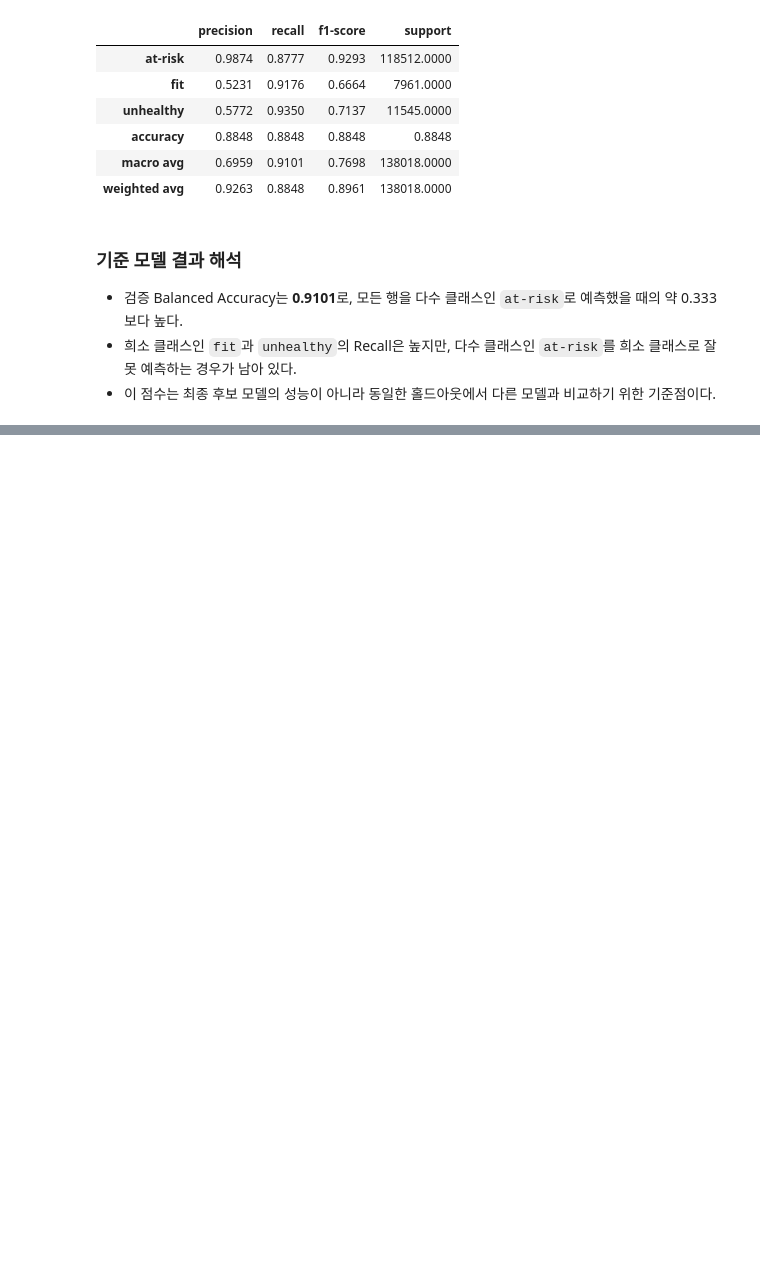
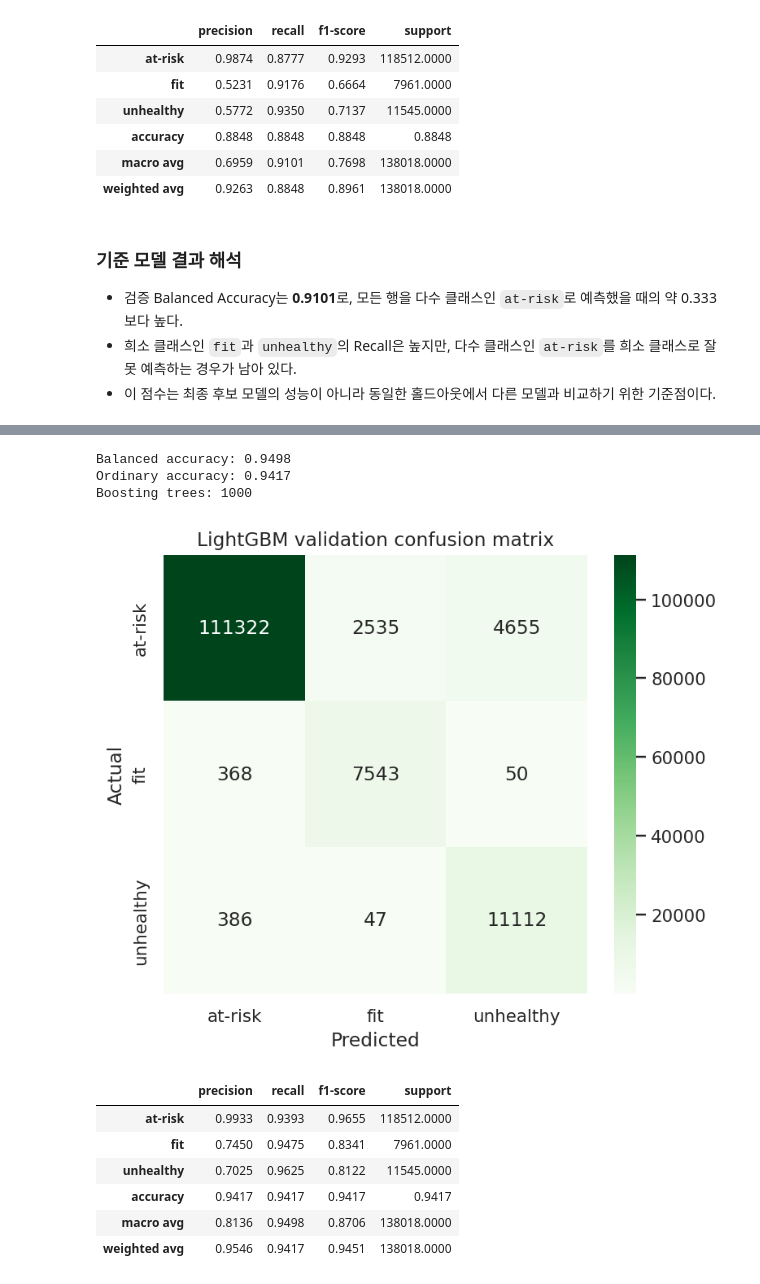
Before and after one commit to seohyunj042-code/student-health-risk-eda, a Jupyter notebook: notebooks/01_seohyun_eda_model_plan.ipynb, the cells around one changed output, grey strips where cells are left out. Cells and saved outputs as stored; diff of their text form; code cells hidden in the pictures; blank space fills up the shorter version.

Commit message:
Add LightGBM validation comparison

```diff
--- a/notebooks/01_seohyun_eda_model_plan.ipynb
+++ b/notebooks/01_seohyun_eda_model_plan.ipynb
@@ -496,0 +503,71 @@ Boosting iterations: 138
+# %%
+# 설치되지 않은 환경에서는 먼저 실행: !pip install lightgbm
+from lightgbm import LGBMClassifier
+
+# LightGBM은 숫자형 NaN을 자체 처리하고 범주형 변수는 category로 인식
+X_lgb = train[features].copy()
+for column in categorical_features:
+    X_lgb[column] = X_lgb[column].fillna('Missing').astype('category')
+
+# HistGradientBoosting과 동일한 행이 검증 세트에 들어가도록 같은 설정 사용
+X_lgb_train, X_lgb_valid, y_lgb_train, y_lgb_valid = train_test_split(
+    X_lgb, y, test_size=0.2, stratify=y, random_state=42
+)
+
+lightgbm_model = LGBMClassifier(
+    objective='multiclass',
+    n_estimators=1000,
+    learning_rate=0.05,
+    num_leaves=31,
+    min_child_samples=30,
+    subsample=0.9,
+    colsample_bytree=0.9,
+    reg_lambda=1.0,
+    class_weight='balanced',
+    random_state=42,
+    n_jobs=-1,
+    verbosity=-1,
+)
+lightgbm_model.fit(
+    X_lgb_train,
+    y_lgb_train,
+    categorical_feature=categorical_features,
+)
+lightgbm_pred = lightgbm_model.predict(X_lgb_valid)
+
+lightgbm_score = balanced_accuracy_score(y_lgb_valid, lightgbm_pred)
+lightgbm_accuracy = (lightgbm_pred == y_lgb_valid).mean()
+lightgbm_labels = lightgbm_model.classes_
+
+print(f'Balanced accuracy: {lightgbm_score:.4f}')
+print(f'Ordinary accuracy: {lightgbm_accuracy:.4f}')
+print(f'Boosting trees: {lightgbm_model.n_estimators_}')
+
+lightgbm_cm = confusion_matrix(
+    y_lgb_valid, lightgbm_pred, labels=lightgbm_labels
+)
+plt.figure(figsize=(6, 5))
+sns.heatmap(
+    lightgbm_cm, annot=True, fmt='d', cmap='Greens',
+    xticklabels=lightgbm_labels, yticklabels=lightgbm_labels
+)
+plt.title('LightGBM validation confusion matrix')
+plt.xlabel('Predicted')
+plt.ylabel('Actual')
+plt.show()
+
+display(pd.DataFrame(
+    classification_report(y_lgb_valid, lightgbm_pred, output_dict=True)
+).T.round(4))
+# %% [output]
+Balanced accuracy: 0.9498
+Ordinary accuracy: 0.9417
+Boosting trees: 1000
+[figure, added]
+|  | precision | recall | f1-score | support |
+| at-risk | 0.9933 | 0.9393 | 0.9655 | 118512.0000 |
+| fit | 0.7450 | 0.9475 | 0.8341 | 7961.0000 |
+| unhealthy | 0.7025 | 0.9625 | 0.8122 | 11545.0000 |
+| accuracy | 0.9417 | 0.9417 | 0.9417 | 0.9417 |
+| macro avg | 0.8136 | 0.9498 | 0.8706 | 138018.0000 |
+| weighted avg | 0.9546 | 0.9417 | 0.9451 | 138018.0000 |
```
Also changed, not shown: parts of 5 cells of this notebook.
